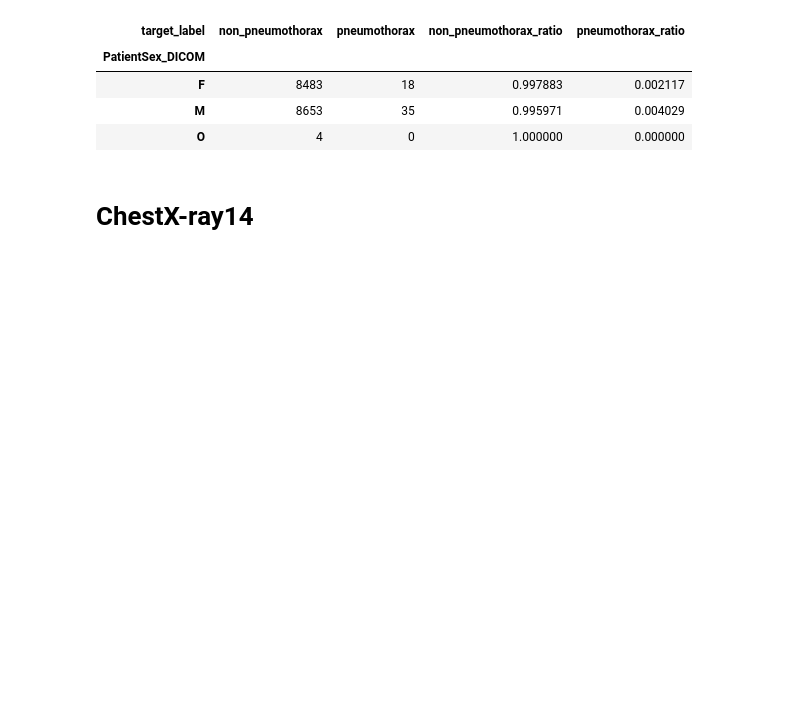
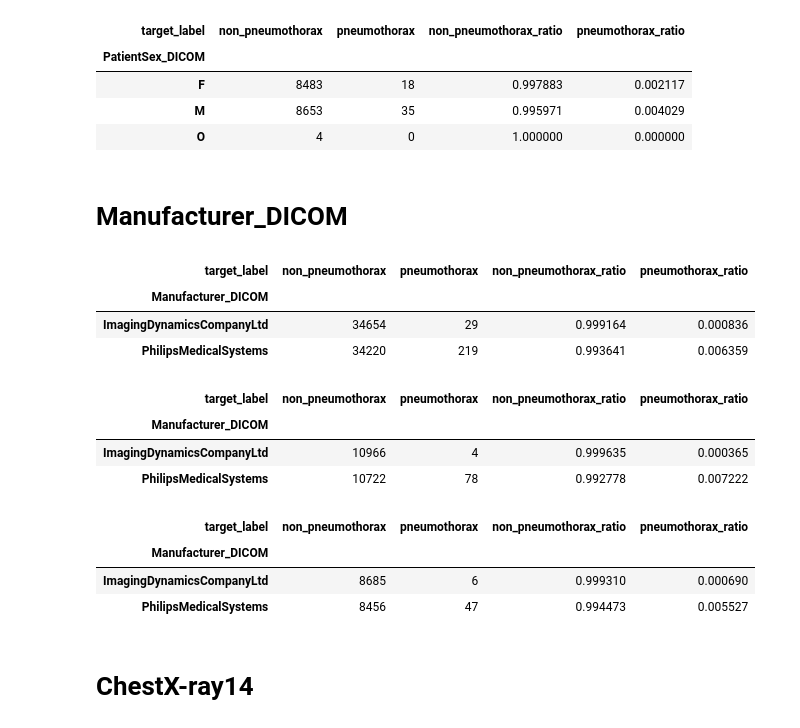
Before and after one commit to nikodice4/MedCLIP_shortcuts, a Jupyter notebook: notebooks/look_into_stats.ipynb, the cells around one changed output. Saved outputs shown, nothing was run; the diff lists cells and outputs as text; code cells hidden in the pictures; blank space fills up the shorter version.

```diff
--- a/notebooks/look_into_stats.ipynb
+++ b/notebooks/look_into_stats.ipynb
@@ -149,6 +149,56 @@ summary_val_px
 | F | 8483 | 18 | 0.997883 | 0.002117 |
 | M | 8653 | 35 | 0.995971 | 0.004029 |
 | O | 4 | 0 | 1.000000 | 0.000000 |
+# %% [markdown]
+# Manufacturer_DICOM
+# %%
+counts_train_px = pd.crosstab(train_df_px["Manufacturer_DICOM"], train_df_px["target_label"])
+counts_train_px = counts_train_px.rename(columns={0: "non_pneumothorax", 1: "pneumothorax"})
+
+
+ratios_train_px = counts_train_px.div(counts_train_px.sum(axis=1), axis=0)
+ratios_train_px = ratios_train_px.add_suffix("_ratio")
+
+
+summary_train_px = pd.concat([counts_train_px, ratios_train_px], axis=1)
+summary_train_px
+# %% [output]
+| target_label | non_pneumothorax | pneumothorax | non_pneumothorax_ratio | pneumothorax_ratio |
+| Manufacturer_DICOM |  |  |  |  |
+| ImagingDynamicsCompanyLtd | 34654 | 29 | 0.999164 | 0.000836 |
+| PhilipsMedicalSystems | 34220 | 219 | 0.993641 | 0.006359 |
+# %%
+counts_test_px = pd.crosstab(test_df_px["Manufacturer_DICOM"], test_df_px["target_label"])
+counts_test_px = counts_test_px.rename(columns={0: "non_pneumothorax", 1: "pneumothorax"})
+
+
+ratios_test_px = counts_test_px.div(counts_test_px.sum(axis=1), axis=0)
+ratios_test_px = ratios_test_px.add_suffix("_ratio")
+
+
+summary_test_px = pd.concat([counts_test_px, ratios_test_px], axis=1)
+summary_test_px
+# %% [output]
+| target_label | non_pneumothorax | pneumothorax | non_pneumothorax_ratio | pneumothorax_ratio |
+| Manufacturer_DICOM |  |  |  |  |
+| ImagingDynamicsCompanyLtd | 10966 | 4 | 0.999635 | 0.000365 |
+| PhilipsMedicalSystems | 10722 | 78 | 0.992778 | 0.007222 |
+# %%
+counts_val_px = pd.crosstab(val_df_px["Manufacturer_DICOM"], val_df_px["target_label"])
+counts_val_px = counts_val_px.rename(columns={0: "non_pneumothorax", 1: "pneumothorax"})
+
+
+ratios_val_px = counts_val_px.div(counts_val_px.sum(axis=1), axis=0)
+ratios_val_px = ratios_val_px.add_suffix("_ratio")
+
+
+summary_val_px = pd.concat([counts_val_px, ratios_val_px], axis=1)
+summary_val_px
+# %% [output]
+| target_label | non_pneumothorax | pneumothorax | non_pneumothorax_ratio | pneumothorax_ratio |
+| Manufacturer_DICOM |  |  |  |  |
+| ImagingDynamicsCompanyLtd | 8685 | 6 | 0.999310 | 0.000690 |
+| PhilipsMedicalSystems | 8456 | 47 | 0.994473 | 0.005527 |
 # %% [markdown]
 # ChestX-ray14
 # %%
```
Also changed, not shown: parts of 2 cells of this notebook.
